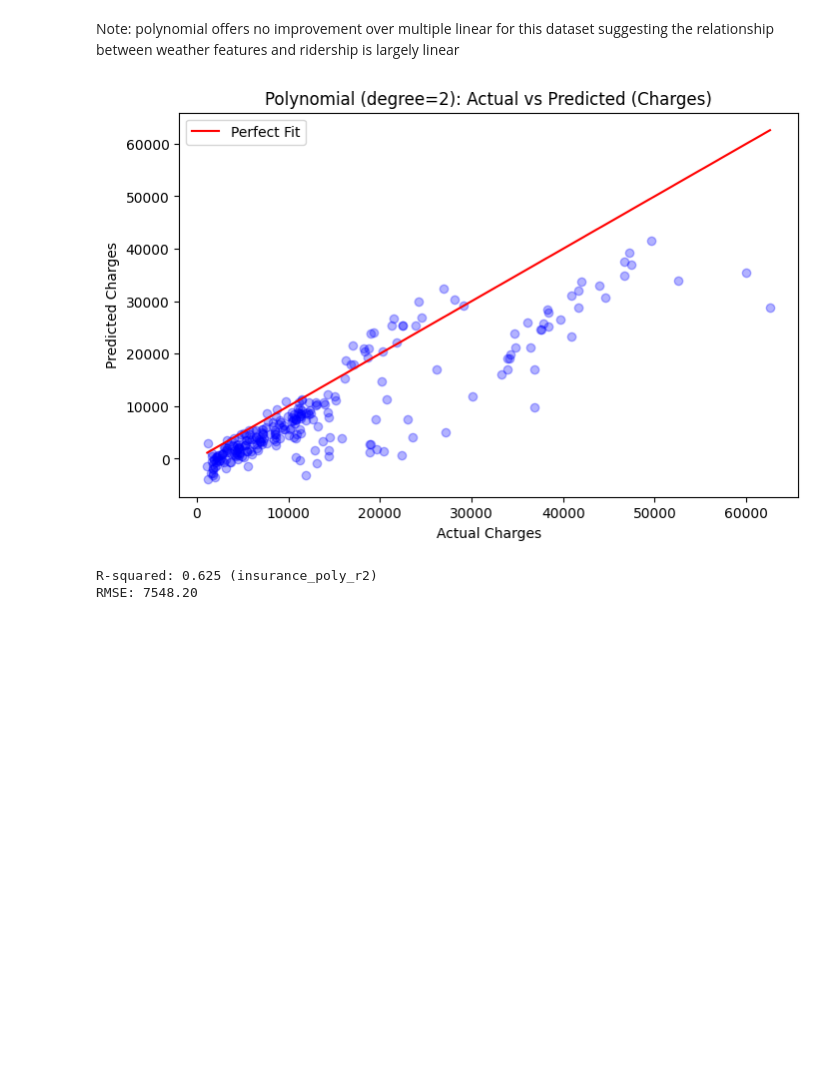
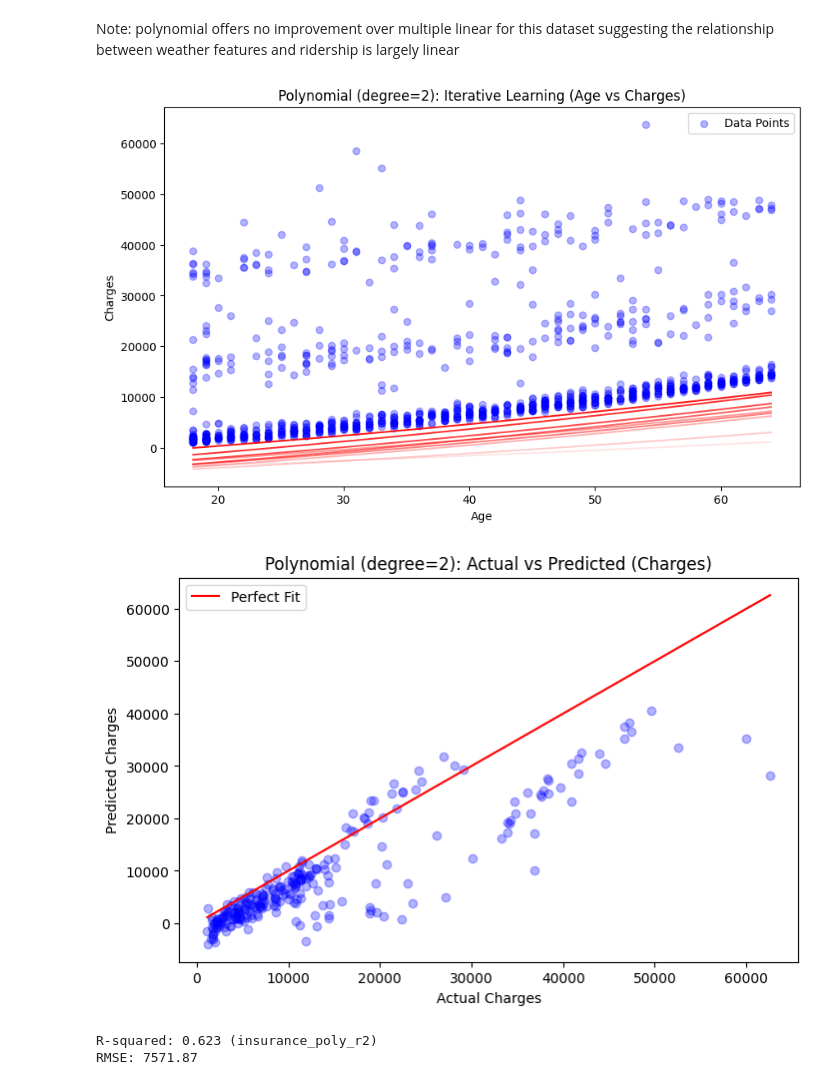
Before and after one commit to jjj333-p/cs422-technical-demo, a Jupyter notebook: demo.ipynb, the cells around one changed output. Drawn from its saved outputs; the diff is of its cells as text; code cells hidden in the pictures; blank space fills up the shorter version.

```diff
--- a/demo.ipynb
+++ b/demo.ipynb
@@ -313,34 +326,61 @@ Note: polynomial offers no improvement over multiple linear for this dataset sug
 # Polynomial Regression (degree=2) - Insurance
 poly_insurance = PolynomialFeatures(degree=2)
 
 insurance_train_x_poly = poly_insurance.fit_transform(insurance_X_train_all)
 insurance_test_x_poly = poly_insurance.transform(insurance_X_test_all)
 
 scaler_poly_ins = StandardScaler()
 insurance_train_x_poly_scaled = scaler_poly_ins.fit_transform(insurance_train_x_poly)
 insurance_test_x_poly_scaled = scaler_poly_ins.transform(insurance_test_x_poly)
 
 model_poly = SGDRegressor(learning_rate='adaptive', eta0=0.001, max_iter=1, warm_start=True)
 
+plt.figure(figsize=(10, 6))
+plt.scatter(insurance_X_train_all['age'], insurance_y_train, alpha=0.3, color='blue', label='Data Points')
+
 for i in range(0, insurance_train_record_count, insurance_train_chunk_size):
     model_poly.partial_fit(
         insurance_train_x_poly_scaled[i:i + insurance_train_chunk_size],
         insurance_y_train[i:i + insurance_train_chunk_size]
     )
+
+    # Create range for visualization
+    age_range = np.linspace(insurance_X_train_all['age'].min(), insurance_X_train_all['age'].max(), 100).reshape(-1, 1)
+    age_range_df = pd.DataFrame(age_range, columns=['age'])
+
+    # Add other features with median values for prediction
+    for col in insurance_X_train_all.columns:
+        if col != 'age':
+            age_range_df[col] = insurance_X_train_all[col].median()
+
+    # Transform and scale for prediction
+    age_range_poly = poly_insurance.transform(age_range_df)
+    age_range_poly_scaled = scaler_poly_ins.transform(age_range_poly)
+
+    # Plot iterative learning line
+    plt.plot(age_range, model_poly.predict(age_range_poly_scaled),
+             color='red', alpha=i / insurance_train_record_count)
+
+plt.title('Polynomial (degree=2): Iterative Learning (Age vs Charges)')
+plt.xlabel('Age')
+plt.ylabel('Charges')
+plt.legend()
+plt.show()
 
 insurance_poly_pred = model_poly.predict(insurance_test_x_poly_scaled)
 
 plt.figure(figsize=(8, 5))
 plt.scatter(insurance_y_test, insurance_poly_pred, alpha=0.3, color='blue')
 plt.plot([insurance_y_test.min(), insurance_y_test.max()],
          [insurance_y_test.min(), insurance_y_test.max()], color='red', label='Perfect Fit')
 plt.title('Polynomial (degree=2): Actual vs Predicted (Charges)')
 plt.xlabel('Actual Charges')
 plt.ylabel('Predicted Charges')
 plt.legend()
 plt.show()
 # %% [output]
-[figure, old version]
+[figure, new version]
+[figure, added]
 # %%
 insurance_poly_pred = model_poly.predict(insurance_test_x_poly_scaled)
 insurance_poly_r2 = r2_score(insurance_y_test, insurance_poly_pred)
@@ -348,5 +388,5 @@ insurance_poly_mse = np.sqrt(mean_squared_error(insurance_y_test, insurance_poly
 print(f"R-squared: {insurance_poly_r2:.3f} (insurance_poly_r2)")
 print(f"RMSE: {insurance_poly_mse:.2f}")
 # %% [output]
-R-squared: 0.625 (insurance_poly_r2)
-RMSE: 7548.20
+R-squared: 0.623 (insurance_poly_r2)
+RMSE: 7571.87
```
Also changed, not shown: parts of 9 cells of this notebook, 1 other file.
